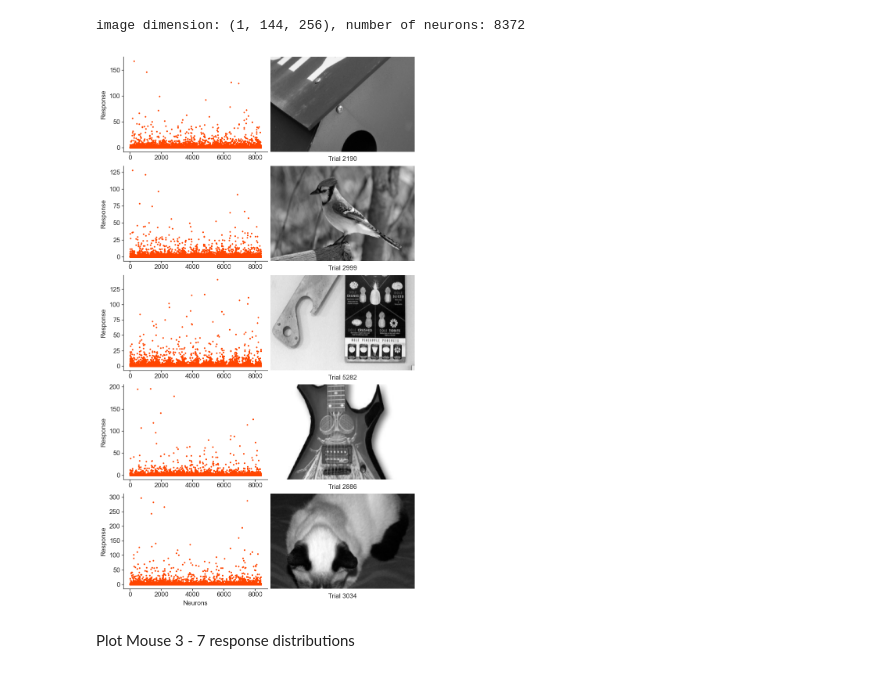
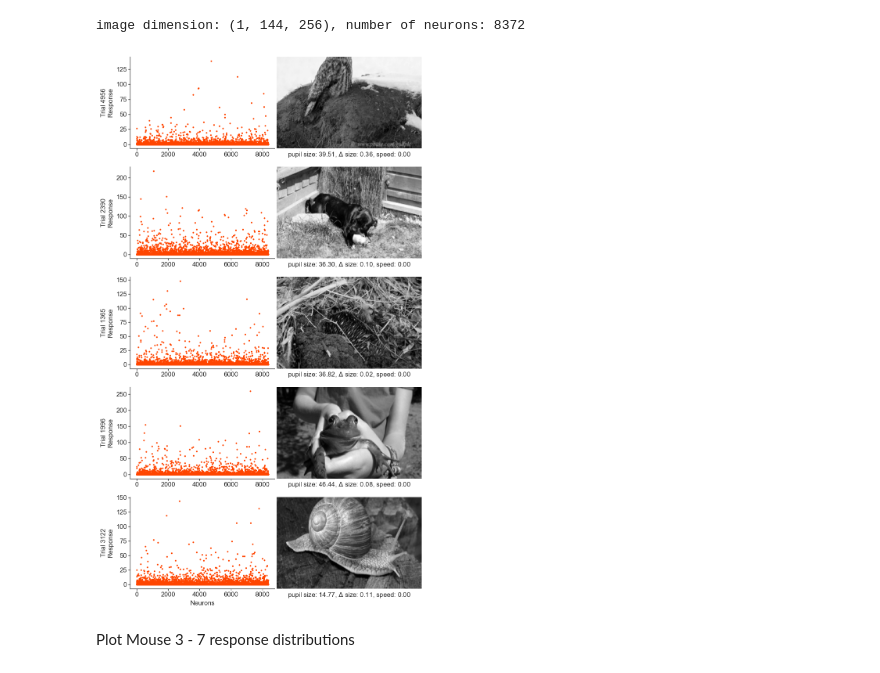
Before and after one commit to bryanlimy/V1T, a Jupyter notebook: misc/data_visualization.ipynb, the cells around one changed output. Saved outputs shown, nothing was run; the diff lists cells and outputs as text; code cells hidden in the pictures.

```diff
--- a/misc/data_visualization.ipynb
+++ b/misc/data_visualization.ipynb
@@ -82,41 +82,51 @@ plt.close(figure)
 # %% [markdown]
 Plot image - response pairs from Mouse 3
 # %%
-images, responses = data[2]["image"], data[2]["response"]
+images, responses, behaviors = (
+    data[2]["image"],
+    data[2]["response"],
+    data[2]["behavior"],
+)
 print(f"image dimension: {images.shape[1:]}, number of neurons: {responses.shape[1]}")
 # %% [output]
 image dimension: (1, 144, 256), number of neurons: 8372
 # %%
 N_TRIALS = 5
 
 figure, axes = plt.subplots(
     nrows=N_TRIALS,
     ncols=2,
-    gridspec_kw={"wspace": 0.02, "hspace": 0.15},
+    gridspec_kw={"wspace": 0.015, "hspace": 0.2},
     figsize=(8, 3 * N_TRIALS),
     dpi=120,
     facecolor="white",
 )
 
 trials = np.random.choice(images.shape[0], size=N_TRIALS, replace=False)
 x_axis = np.arange(responses.shape[1])
 
 for i, trial in enumerate(trials):
+    # plot response
     axes[i, 0].scatter(x=x_axis, y=responses[trial], s=2, color="orangered")
-    axes[i, 0].set_ylabel("Response")
+    axes[i, 0].set_ylabel(f"Trial {trial:03d}\nResponse")
     if i == N_TRIALS - 1:
         axes[i, 0].set_xlabel("Neurons")
     tensorboard.remove_top_right_spines(axis=axes[i, 0])
+
+    # plot natural image
     axes[i, 1].imshow(normalize(images[trial][0]), cmap=GRAY, aspect="auto")
-    axes[i, 1].set_xlabel(f"Trial {trial:03d}")
+    axes[i, 1].set_xlabel(
+        rf"pupil size: {behaviors[trial][0]:.02f}, $\Delta$ size: {behaviors[trial][1]:.02f}, speed: {behaviors[trial][2]:.02f}"
+    )
     axes[i, 1].set_xticks([])
     axes[i, 1].set_yticks([])
+    axes[i, 1].tick_params(axis="both", which="both", pad=0, length=0)
     tensorboard.remove_spines(axis=axes[i, 1])
 
 plt.show()
 plt.close(figure)
 # %% [output]
-[figure, old version]
+[figure, new version]
 # %% [markdown]
 Plot Mouse 3 - 7 response distributions
 # %%
```
Also changed, not shown: parts of 1 cell of this notebook.
